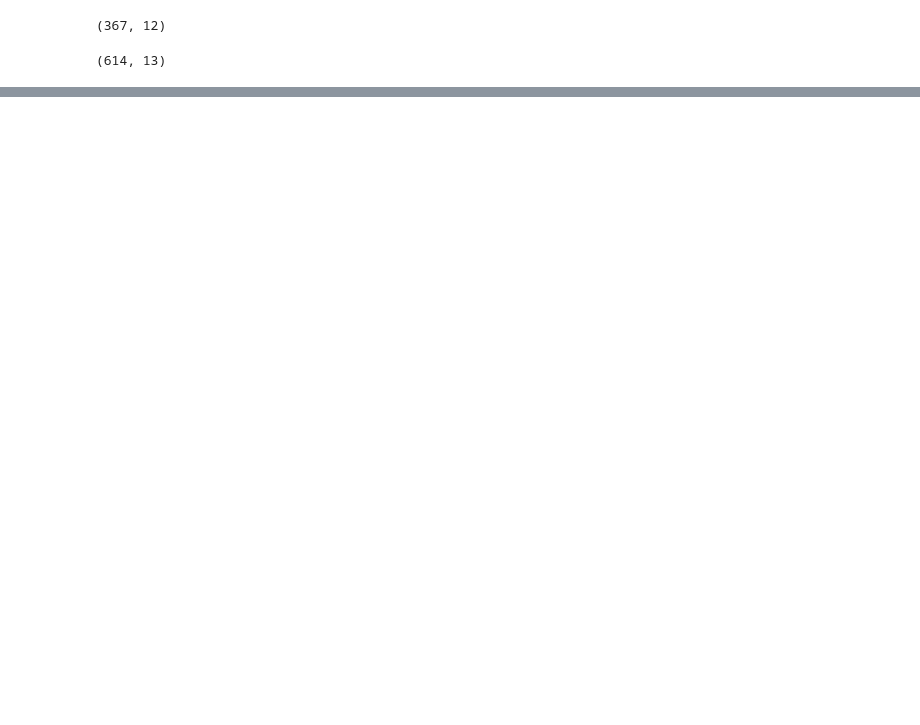
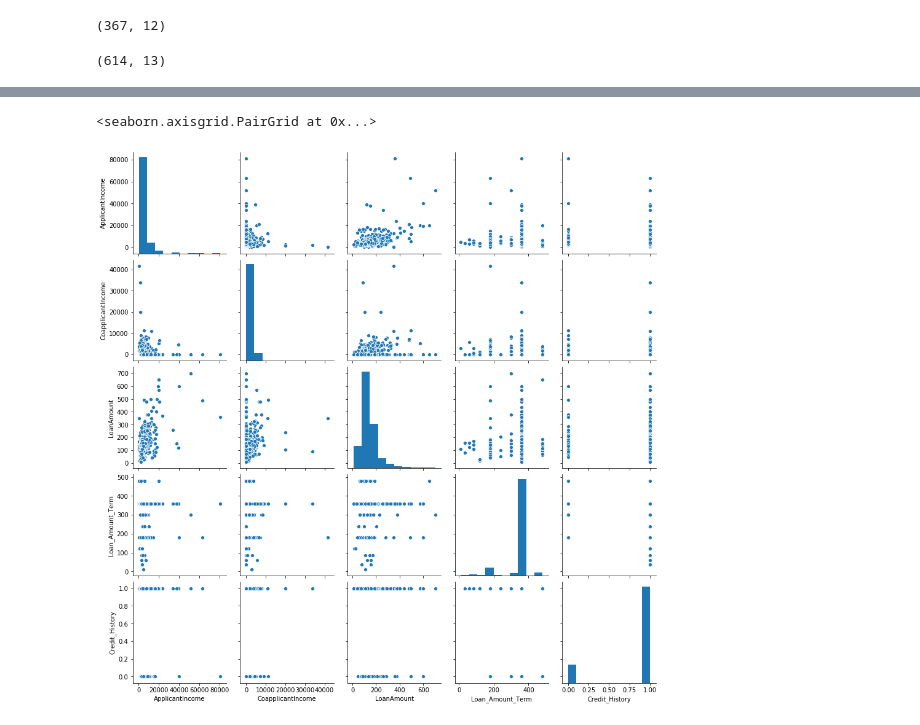
Before and after one commit to SmartPracticeschool/llSPS-INT-1485-EDA-Loan-Status-Prediction, a Jupyter notebook: Loan Status Prediction.ipynb, the cells around one changed output, grey strips where cells are left out. Saved outputs shown, nothing was run; the diff lists cells and outputs as text; code cells hidden in the pictures; blank space fills up the shorter version.

```diff
--- a/Loan Status Prediction.ipynb
+++ b/Loan Status Prediction.ipynb
@@ -41,0 +60,5 @@ train_data.shape
+# %%
+sns.pairplot(train_data)
+# %% [output]
+<seaborn.axisgrid.PairGrid at 0x...>
+[figure, added]
```
Also changed, not shown: parts of 7 cells of this notebook.
